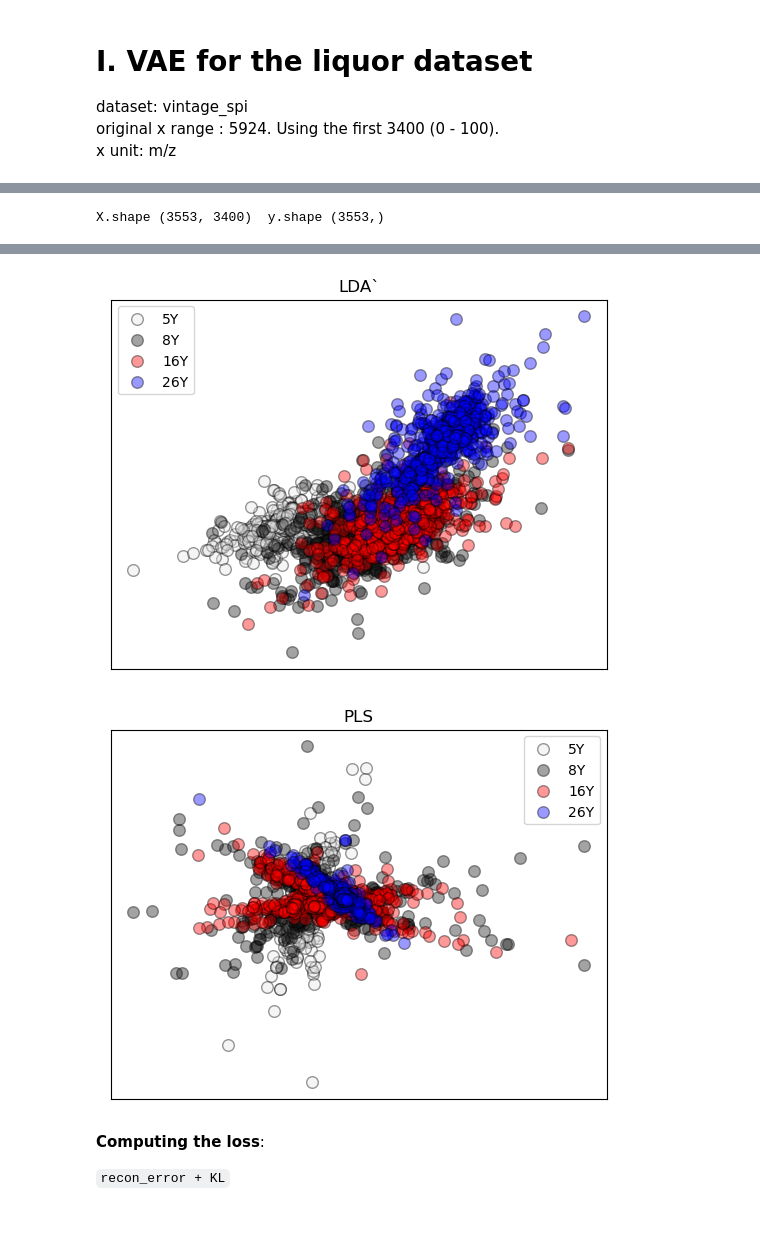
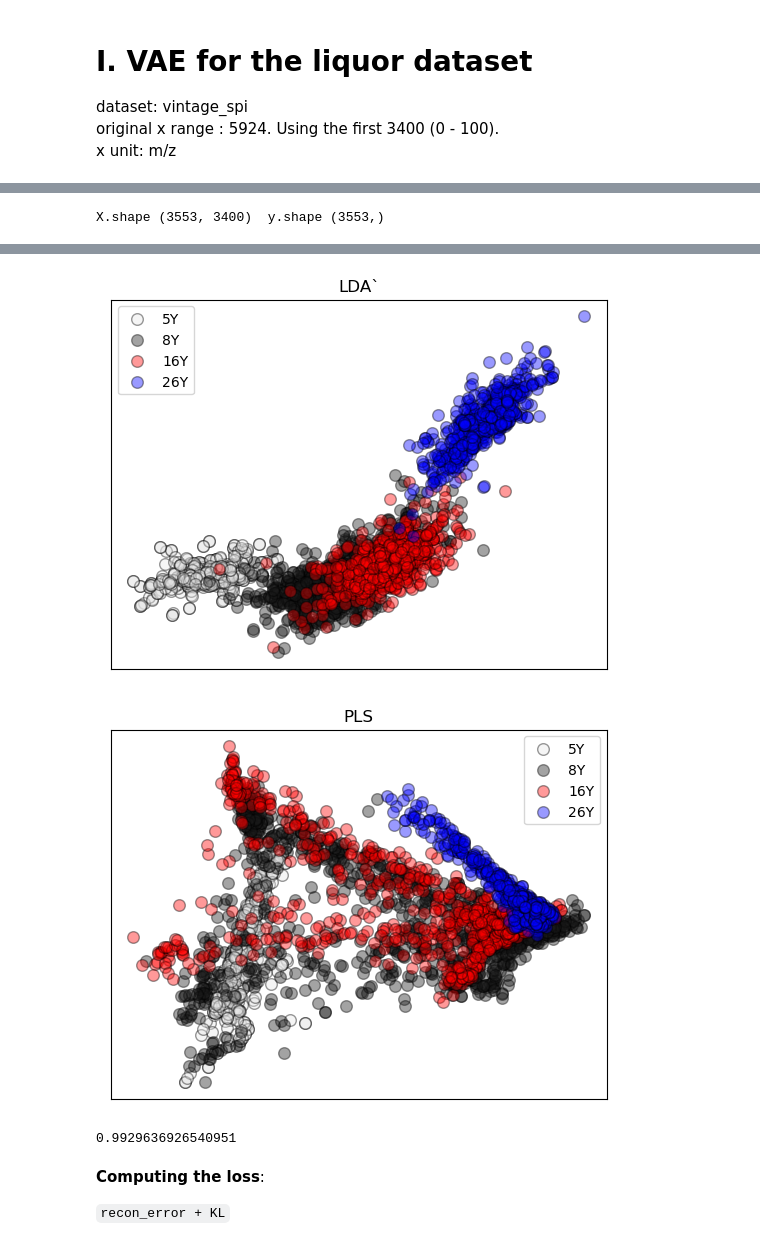
Before and after one commit to zhangys11/cs1, a Jupyter notebook: notebooks/Compressed Sensing - VAE - Vintage.ipynb, the cells around one changed output, grey strips where cells are left out. Saved outputs shown, nothing was run; the diff lists cells and outputs as text; code cells hidden in the pictures.

```diff
--- a/notebooks/Compressed Sensing - VAE - Vintage.ipynb
+++ b/notebooks/Compressed Sensing - VAE - Vintage.ipynb
@@ -38,7 +39,7 @@ df.to_csv('7345X1.5.csv', index=False)  # don't create the index column
 from qsi import io
 import numpy as np
 
-X, y, X_names, labels = io.open_dataset('7345X1.5.csv', delimiter=',', has_y=True, labels = ["5Y","8Y","16Y","26Y"])
+X, y, X_names, labels = io.open_dataset('7345X.5.csv', delimiter=',', has_y=True, labels = ["5Y","8Y","16Y","26Y"])
 io.scatter_plot(X, y, labels = labels)
 # %% [output]
 X.shape (3553, 3400)  y.shape (3553,)
@@ -46,5 +47,12 @@ X.shape (3553, 3400)  y.shape (3553,)
-[figure, old version]
+[figure, new version]
-[figure, old version]
+[figure, new version]
+# %%
+from sklearn.linear_model import LogisticRegressionCV
+
+clf = LogisticRegressionCV(cv=5).fit(X, y)
+clf.score(X, y)
+# %% [output]
+0.9929636926540951
 # %%
 from qsi import io
 from sklearn.preprocessing import StandardScaler, MinMaxScaler
```
Also changed, not shown: parts of 21 cells of this notebook.
